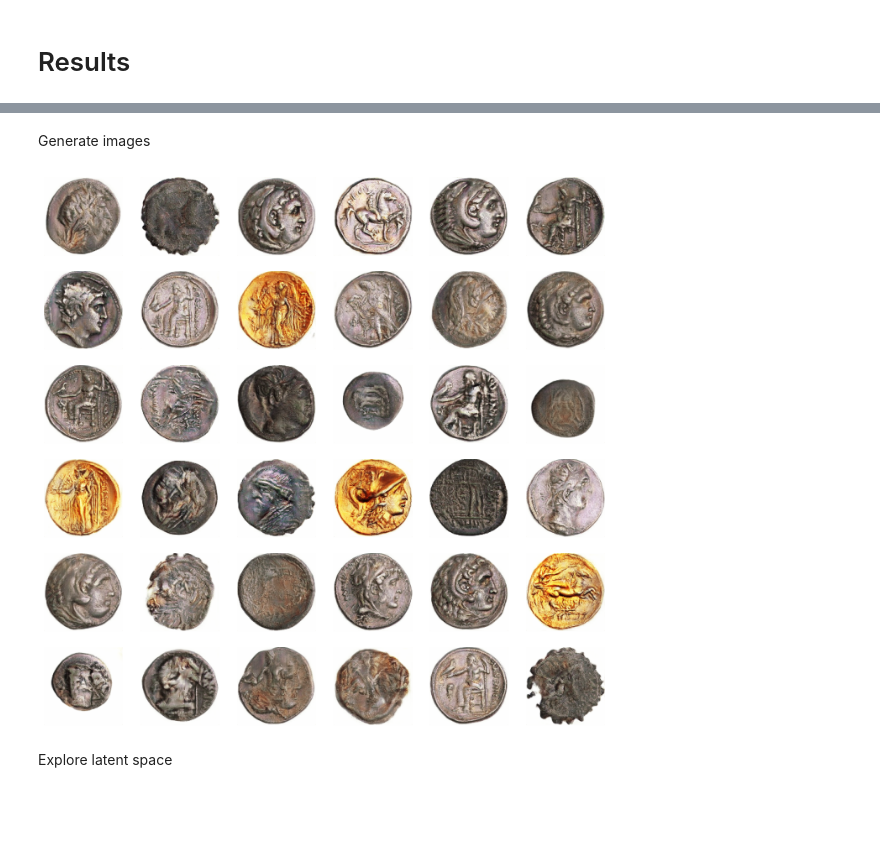
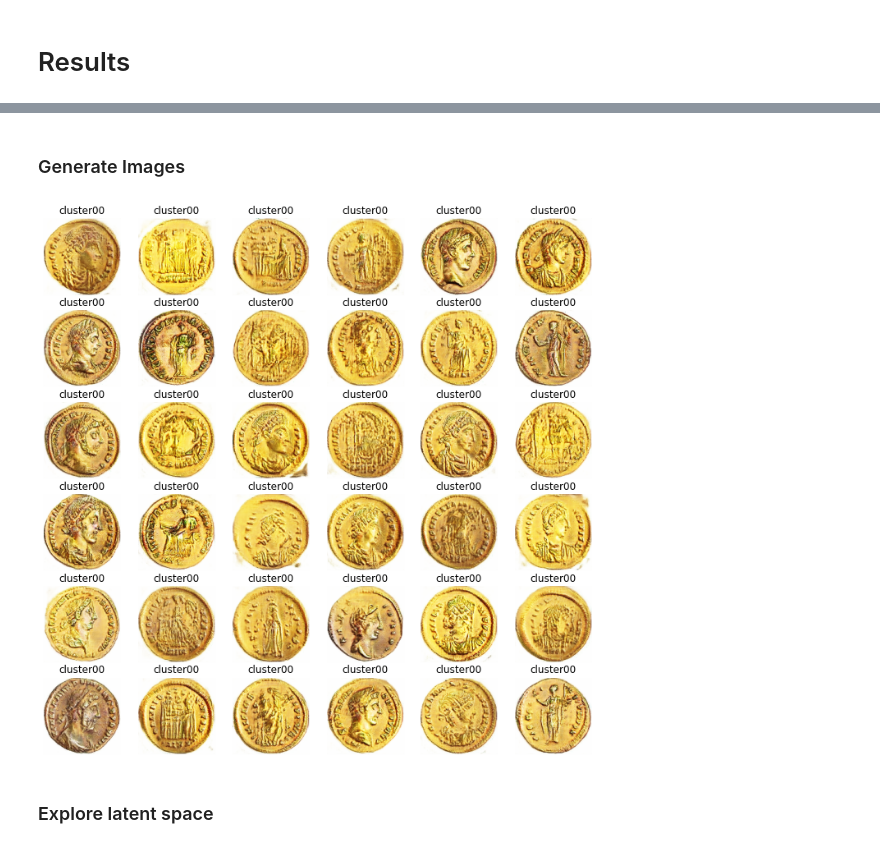
Before and after one commit to PScottZero/wgan-gp, a Jupyter notebook: wgan_gp.ipynb, the cells around one changed output, grey strips where cells are left out. Cells and saved outputs as stored; diff of their text form; code cells hidden in the pictures; blank space fills up the shorter version.

```diff
--- a/wgan_gp.ipynb
+++ b/wgan_gp.ipynb
@@ -529,15 +565,17 @@ WARNING:tensorflow:No training configuration found in save file, so the model wa
-# %% [markdown]
-Generate images
-# %%
-num_examples = 36
-class_index = None
-
-generated = generator(generate_noise(num_examples, class_index))
-display_image_grid(generated, num_examples)
-# %% [output]
-[figure, removed]
+# %% [markdown]
+### Generate Images
+# %%
+num_examples = 36
+class_index = labels.index('cluster00')
+
+noise, noise_labels = generate_noise(num_examples, class_index=class_index)
+noise_labels = [labels[np.argmax(label)] for label in noise_labels]
+generated = generator(noise)
+display_image_grid(generated, noise_labels)
+# %% [output]
+[figure, added]
 # %% [markdown]
-Explore latent space
+### Explore latent space
 # %%
 num_transitions = 7
 num_examples = 8
```
Also changed, not shown: parts of 41 cells of this notebook, 2 other files.
